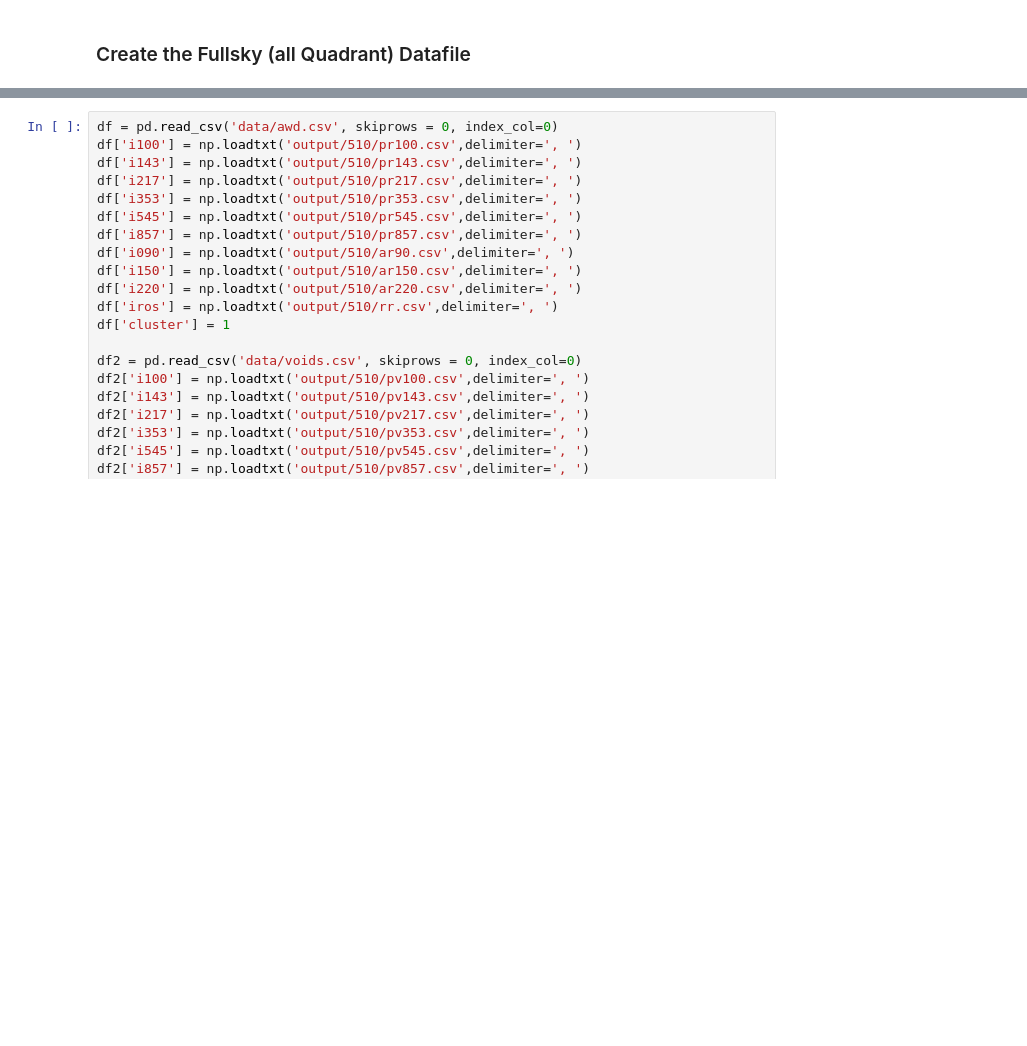
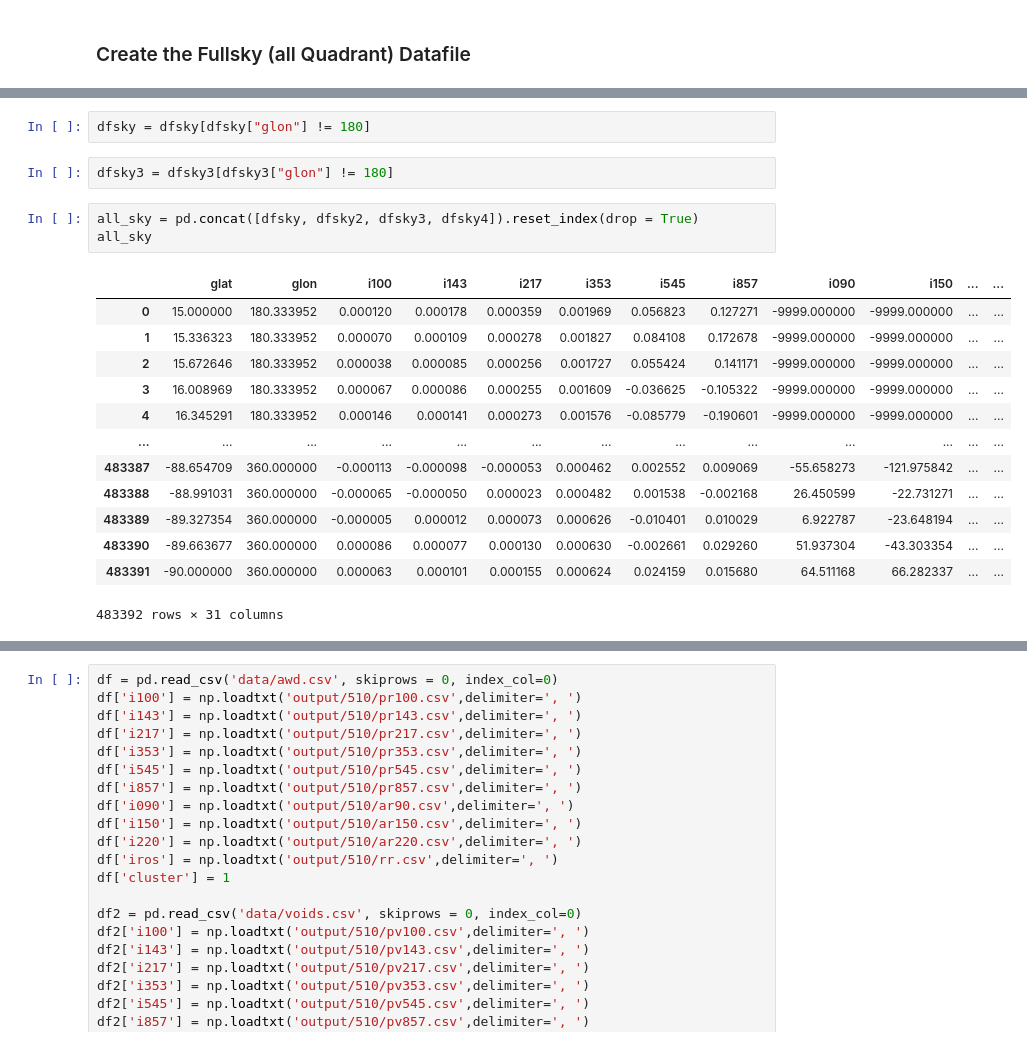
Before and after one commit to dchanda2002/MLCosmo, a Jupyter notebook: scratch.ipynb, the cells around one changed output, grey strips where cells are left out. Saved outputs shown, nothing was run; the diff lists cells and outputs as text; blank space fills up the shorter version.

```diff
--- a/scratch.ipynb
+++ b/scratch.ipynb
@@ -187,0 +395,21 @@ dfsky2
+# %%
+dfsky = dfsky[dfsky["glon"] != 180]
+# %%
+dfsky3 = dfsky3[dfsky3["glon"] != 180]
+# %%
+all_sky = pd.concat([dfsky, dfsky2, dfsky3, dfsky4]).reset_index(drop = True)
+all_sky
+# %% [output]
+|  | glat | glon | i100 | i143 | i217 | i353 | i545 | i857 | i090 | i150 | ... | ... |
+| 0 | 15.000000 | 180.333952 | 0.000120 | 0.000178 | 0.000359 | 0.001969 | 0.056823 | 0.127271 | -9999.000000 | -9999.000000 | ... | ... |
+| 1 | 15.336323 | 180.333952 | 0.000070 | 0.000109 | 0.000278 | 0.001827 | 0.084108 | 0.172678 | -9999.000000 | -9999.000000 | ... | ... |
+| 2 | 15.672646 | 180.333952 | 0.000038 | 0.000085 | 0.000256 | 0.001727 | 0.055424 | 0.141171 | -9999.000000 | -9999.000000 | ... | ... |
+| 3 | 16.008969 | 180.333952 | 0.000067 | 0.000086 | 0.000255 | 0.001609 | -0.036625 | -0.105322 | -9999.000000 | -9999.000000 | ... | ... |
+| 4 | 16.345291 | 180.333952 | 0.000146 | 0.000141 | 0.000273 | 0.001576 | -0.085779 | -0.190601 | -9999.000000 | -9999.000000 | ... | ... |
+| ... | ... | ... | ... | ... | ... | ... | ... | ... | ... | ... | ... | ... |
+| 483387 | -88.654709 | 360.000000 | -0.000113 | -0.000098 | -0.000053 | 0.000462 | 0.002552 | 0.009069 | -55.658273 | -121.975842 | ... | ... |
+| 483388 | -88.991031 | 360.000000 | -0.000065 | -0.000050 | 0.000023 | 0.000482 | 0.001538 | -0.002168 | 26.450599 | -22.731271 | ... | ... |
+| 483389 | -89.327354 | 360.000000 | -0.000005 | 0.000012 | 0.000073 | 0.000626 | -0.010401 | 0.010029 | 6.922787 | -23.648194 | ... | ... |
+| 483390 | -89.663677 | 360.000000 | 0.000086 | 0.000077 | 0.000130 | 0.000630 | -0.002661 | 0.029260 | 51.937304 | -43.303354 | ... | ... |
+| 483391 | -90.000000 | 360.000000 | 0.000063 | 0.000101 | 0.000155 | 0.000624 | 0.024159 | 0.015680 | 64.511168 | 66.282337 | ... | ... |
+483392 rows × 31 columns
```
Also changed, not shown: parts of 11 cells of this notebook, 1 other file.
